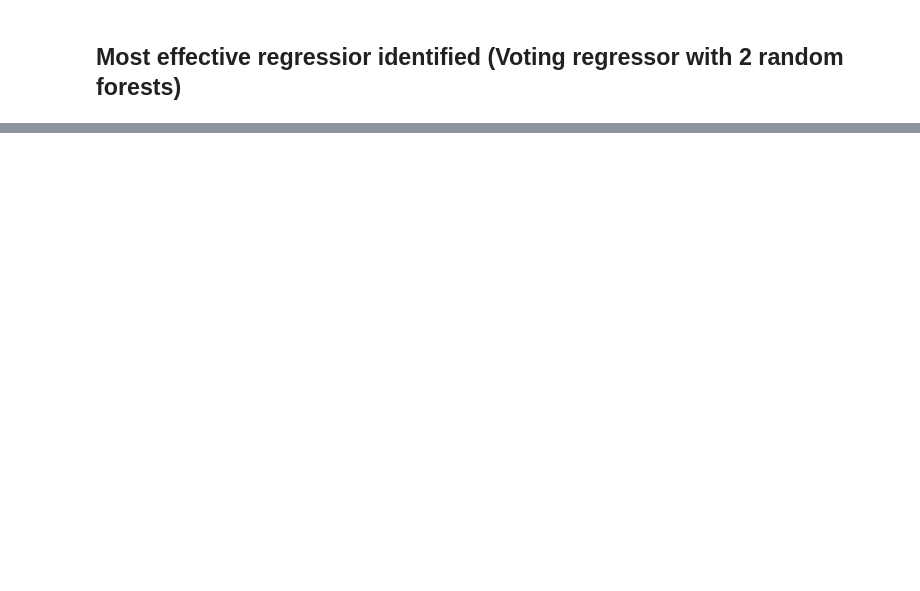
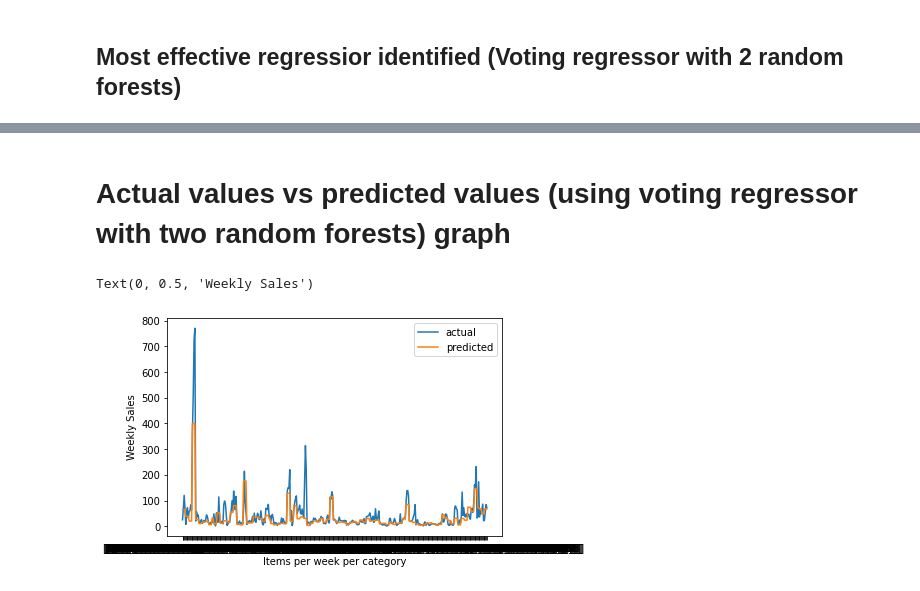
Before and after one commit to nadunys/data-storm-3.0, a Jupyter notebook: 2022-03-27/ds_2.ipynb, the cells around one changed output, grey strips where cells are left out. Drawn from its saved outputs; the diff is of its cells as text; code cells hidden in the pictures; blank space fills up the shorter version.

Commit message:
actual values vs predicted values graph

```diff
--- a/2022-03-27/ds_2.ipynb
+++ b/2022-03-27/ds_2.ipynb
@@ -441,2 +441,13 @@ submission_df.head()
 # %%
 submission_df.to_csv('../results/test_predictions.csv', index=False)
+# %% [markdown]
+# Actual values vs predicted values (using voting regressor with two random forests) graph
+# %%
+plt.plot(val_x[['week_id_of_year', 'category_code', 'item_code']].agg(lambda x: str(x.values), axis=1), val_y, label='actual')
+plt.plot(val_x[['week_id_of_year', 'category_code', 'item_code']].agg(lambda x: str(x.values), axis=1), hist_reg_predictions, label='predicted')
+plt.legend()
+plt.xlabel('Items per week per category')
+plt.ylabel('Weekly Sales')
+# %% [output]
+Text(0, 0.5, 'Weekly Sales')
+[figure, added]
```
Also changed, not shown: parts of 13 cells of this notebook, 3 other files.
